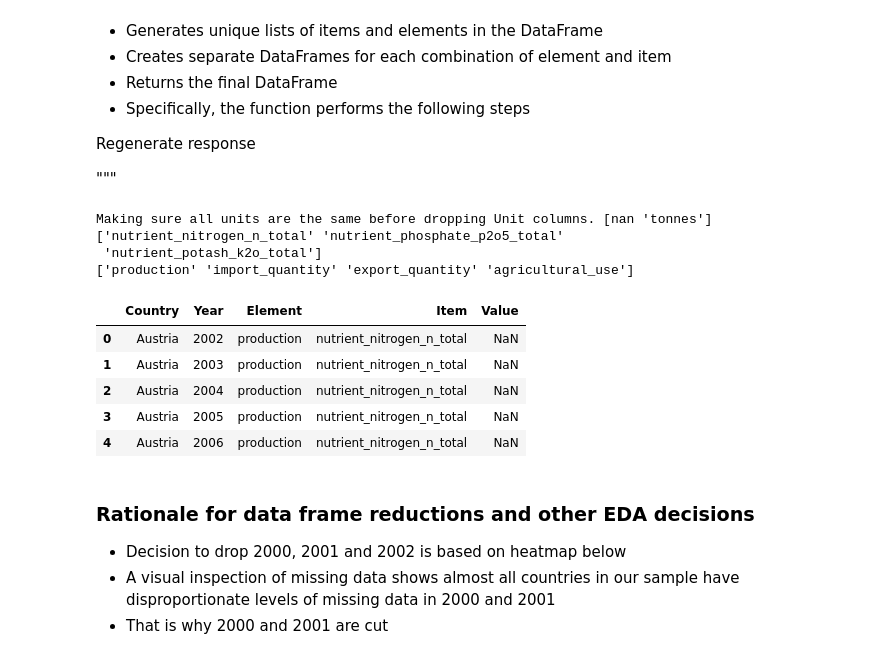
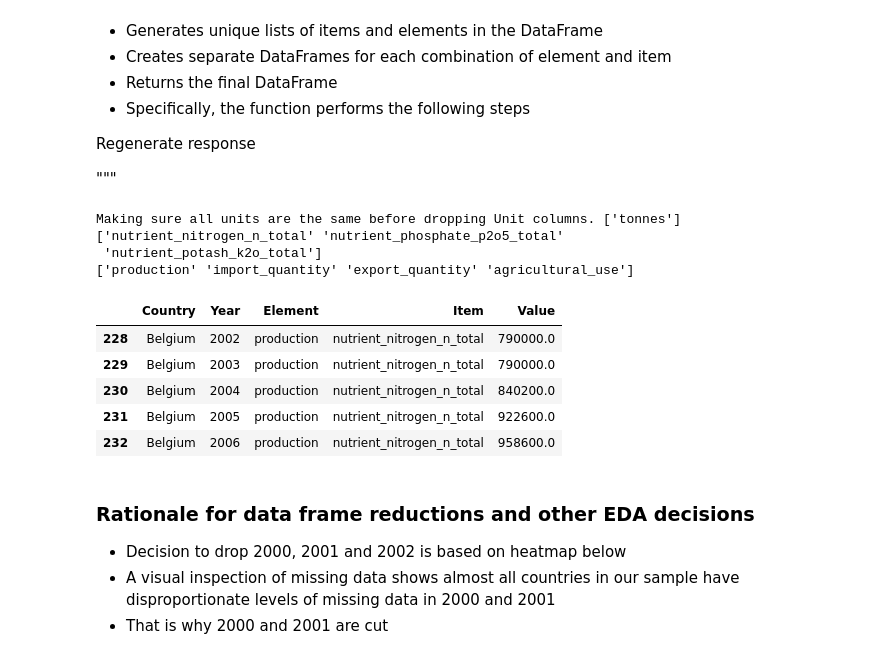
Before and after one commit to ronandownes/beef, a Jupyter notebook: 03_Clean_predictors.ipynb, the cells around one changed output. Saved outputs shown, nothing was run; the diff lists cells and outputs as text; code cells hidden in the pictures.

```diff
--- a/03_Clean_predictors.ipynb
+++ b/03_Clean_predictors.ipynb
@@ -240,34 +240,34 @@ Regenerate response
 """
 # %%
 # Set up the filters based on  prior EDA decisions
-#countries_to_keep=['France','Germany','Ireland','Spain','Italy','Poland','Belgium']
+countries_to_keep=['France','Germany','Ireland','Spain','Italy','Poland','Belgium']
 # elements_to_drop=['Production']
 items_to_drop=['']
 df = pd.read_csv('raw/nutrient.csv')
 df = df.rename(columns={'Area': 'Country'})
-# df = df[df['Country'].isin(countries_to_keep)]
-df = df[df['Year'] >= 2002]
+df = df[df['Country'].isin(countries_to_keep)]
+df = df[(df['Year'] >= 2002) & (df['Year'] <= 2020)]
 Unit_df=df['Unit'].unique()
 df = df[['Country', 'Year', 'Element', 'Item', 'Value']]
 df['Item'] = df['Item'].apply(snake)
 df['Element'] = df['Element'].apply(snake)
 item_df = df['Item'].unique()
 element_df = df['Element'].unique()
 print('Making sure all units are the same before dropping Unit columns.',Unit_df)
 print(item_df)
 print(element_df)
 df.head()
 # %% [output]
-Making sure all units are the same before dropping Unit columns. [nan 'tonnes']
+Making sure all units are the same before dropping Unit columns. ['tonnes']
 ['nutrient_nitrogen_n_total' 'nutrient_phosphate_p2o5_total'
  'nutrient_potash_k2o_total']
 ['production' 'import_quantity' 'export_quantity' 'agricultural_use']
 |  | Country | Year | Element | Item | Value |
-| 0 | Austria | 2002 | production | nutrient_nitrogen_n_total | NaN |
-| 1 | Austria | 2003 | production | nutrient_nitrogen_n_total | NaN |
-| 2 | Austria | 2004 | production | nutrient_nitrogen_n_total | NaN |
-| 3 | Austria | 2005 | production | nutrient_nitrogen_n_total | NaN |
-| 4 | Austria | 2006 | production | nutrient_nitrogen_n_total | NaN |
+| 228 | Belgium | 2002 | production | nutrient_nitrogen_n_total | 790000.0 |
+| 229 | Belgium | 2003 | production | nutrient_nitrogen_n_total | 790000.0 |
+| 230 | Belgium | 2004 | production | nutrient_nitrogen_n_total | 840200.0 |
+| 231 | Belgium | 2005 | production | nutrient_nitrogen_n_total | 922600.0 |
+| 232 | Belgium | 2006 | production | nutrient_nitrogen_n_total | 958600.0 |
 # %% [markdown]
 ### Rationale for data frame reductions  and other EDA decisions
 
```
Also changed, not shown: parts of 36 cells of this notebook, 3 other files.
